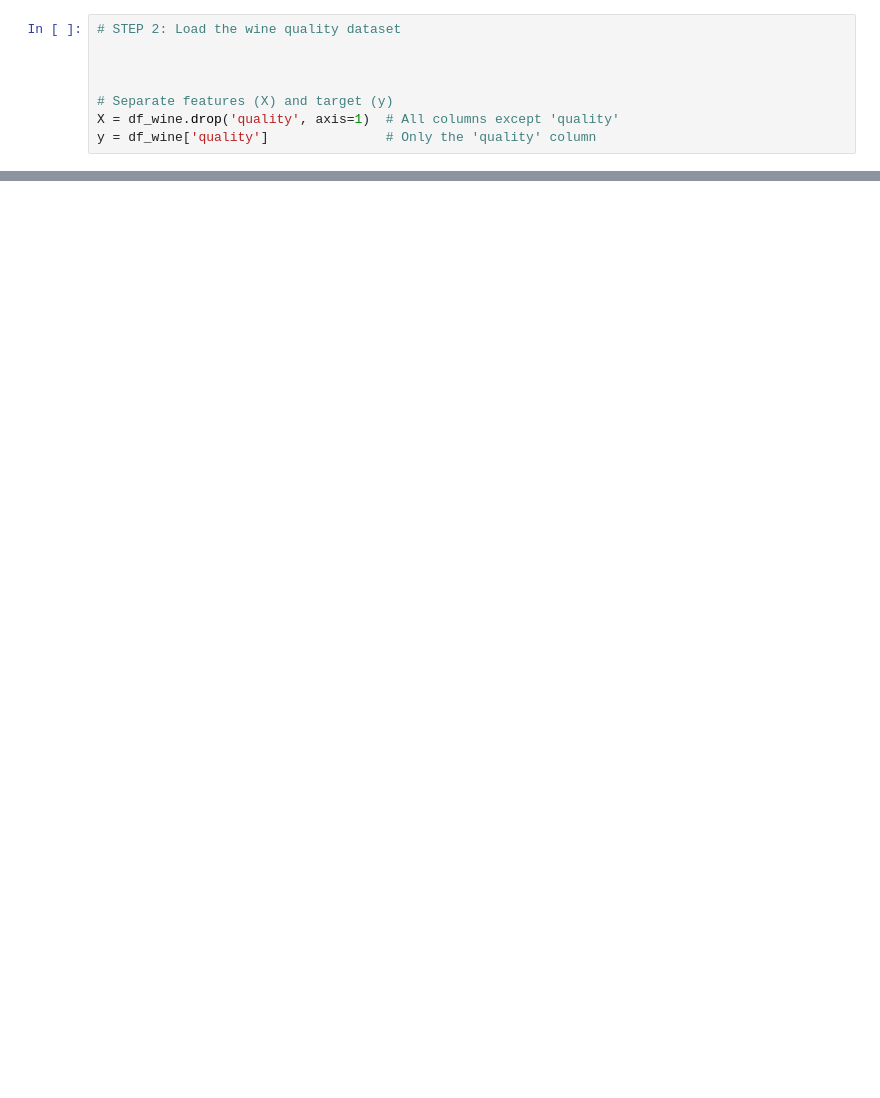
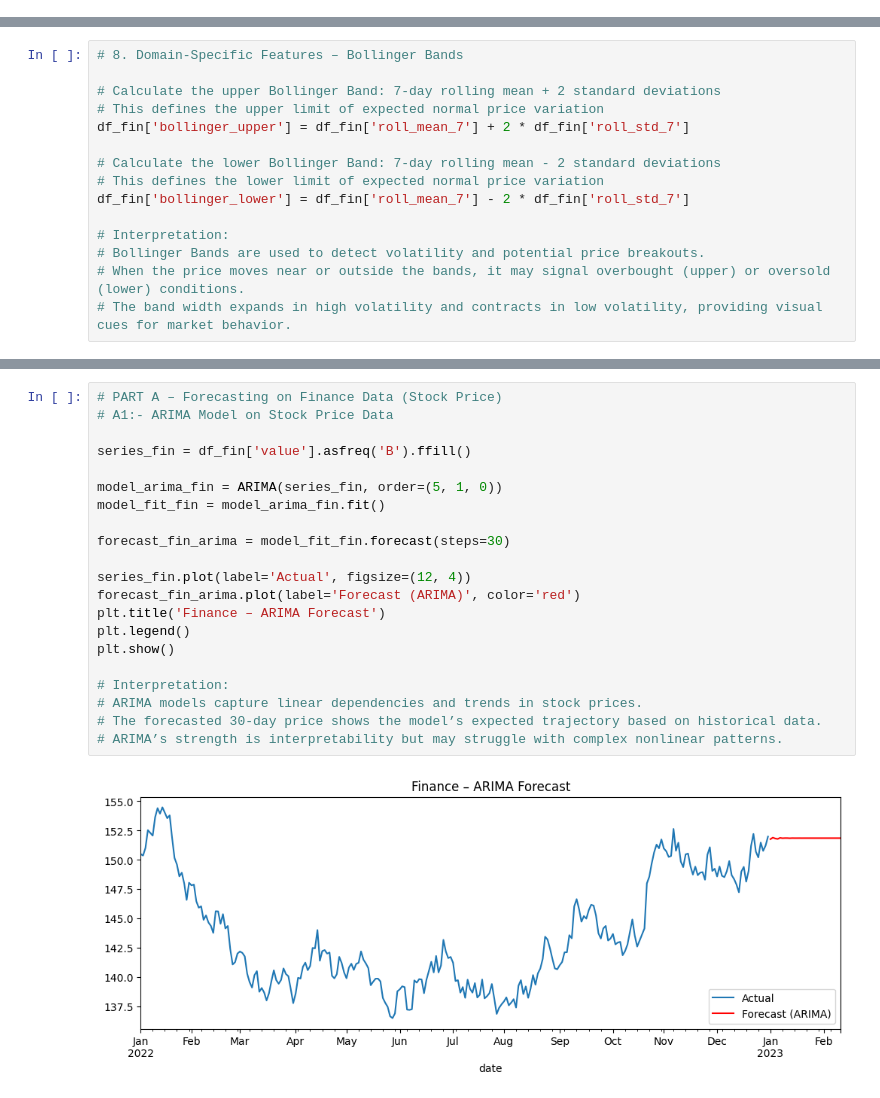
Before and after one commit to bijumanvya/Indix, a Jupyter notebook: Codeblocks_with_results_jupyter.ipynb, the cells around one changed output, grey strips where cells are left out. Drawn from its saved outputs; the diff is of its cells as text; blank space fills up the shorter version.

```diff
--- a/Codeblocks_with_results_jupyter.ipynb
+++ b/Codeblocks_with_results_jupyter.ipynb
@@ -221,8 +2,0 @@ Cell 2: Load the Wine Quality Dataset
-# %%
-# STEP 2: Load the wine quality dataset
-
-
-
-# Separate features (X) and target (y)
-X = df_wine.drop('quality', axis=1)  # All columns except 'quality'
-y = df_wine['quality']               # Only the 'quality' column
@@ -682,0 +403,15 @@ Summary of Learning Outcomes:-
+# %%
+# 8. Domain-Specific Features – Bollinger Bands
+
+# Calculate the upper Bollinger Band: 7-day rolling mean + 2 standard deviations
+# This defines the upper limit of expected normal price variation
+df_fin['bollinger_upper'] = df_fin['roll_mean_7'] + 2 * df_fin['roll_std_7']
+
+# Calculate the lower Bollinger Band: 7-day rolling mean - 2 standard deviations
+# This defines the lower limit of expected normal price variation
+df_fin['bollinger_lower'] = df_fin['roll_mean_7'] - 2 * df_fin['roll_std_7']
+
+# Interpretation:
+# Bollinger Bands are used to detect volatility and potential price breakouts.
+# When the price moves near or outside the bands, it may signal overbought (upper) or oversold (lower) conditions.
+# The band width expands in high volatility and contracts in low volatility, providing visual cues for market behavior.
@@ -682,0 +637,23 @@ Summary of Learning Outcomes:-
+# %%
+# PART A – Forecasting on Finance Data (Stock Price)
+# A1:- ARIMA Model on Stock Price Data
+
+series_fin = df_fin['value'].asfreq('B').ffill()
+
+model_arima_fin = ARIMA(series_fin, order=(5, 1, 0))
+model_fit_fin = model_arima_fin.fit()
+
+forecast_fin_arima = model_fit_fin.forecast(steps=30)
+
+series_fin.plot(label='Actual', figsize=(12, 4))
+forecast_fin_arima.plot(label='Forecast (ARIMA)', color='red')
+plt.title('Finance – ARIMA Forecast')
+plt.legend()
+plt.show()
+
+# Interpretation:
+# ARIMA models capture linear dependencies and trends in stock prices.
+# The forecasted 30-day price shows the model’s expected trajectory based on historical data.
+# ARIMA’s strength is interpretability but may struggle with complex nonlinear patterns.
+# %% [output]
+[figure, added]
```
Also changed, not shown: parts of 89 cells of this notebook.
